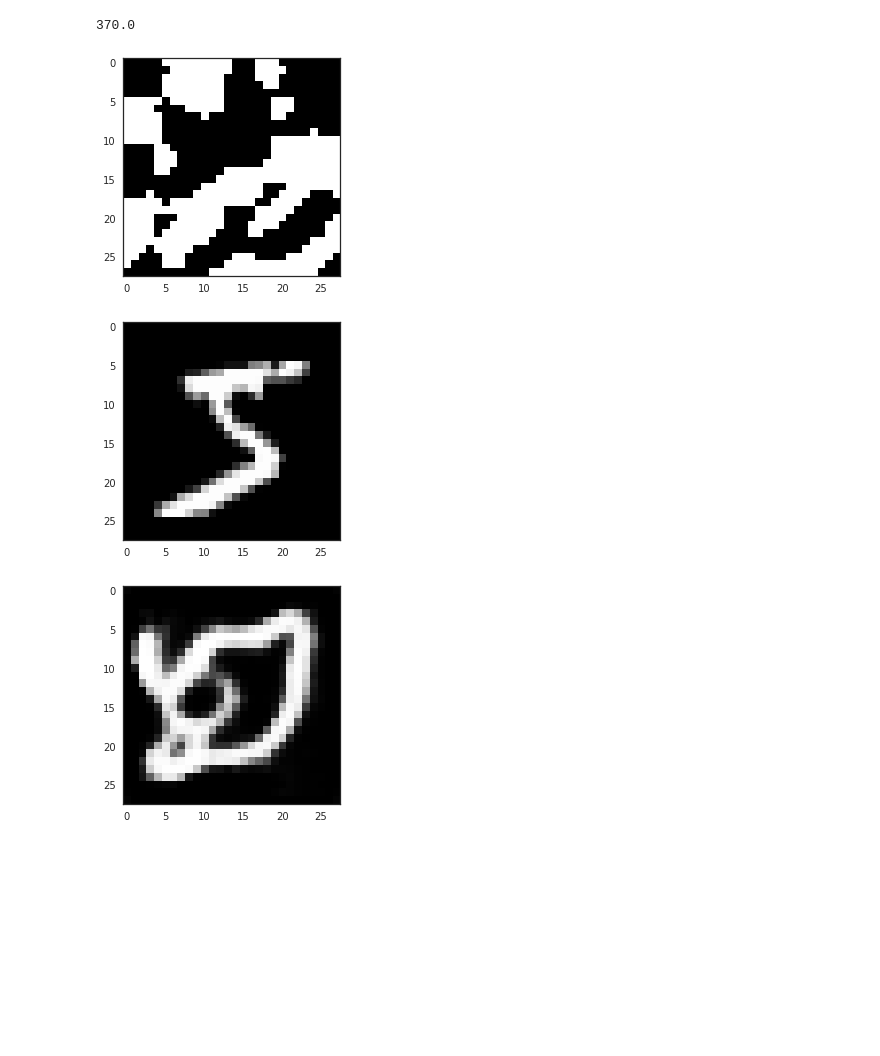
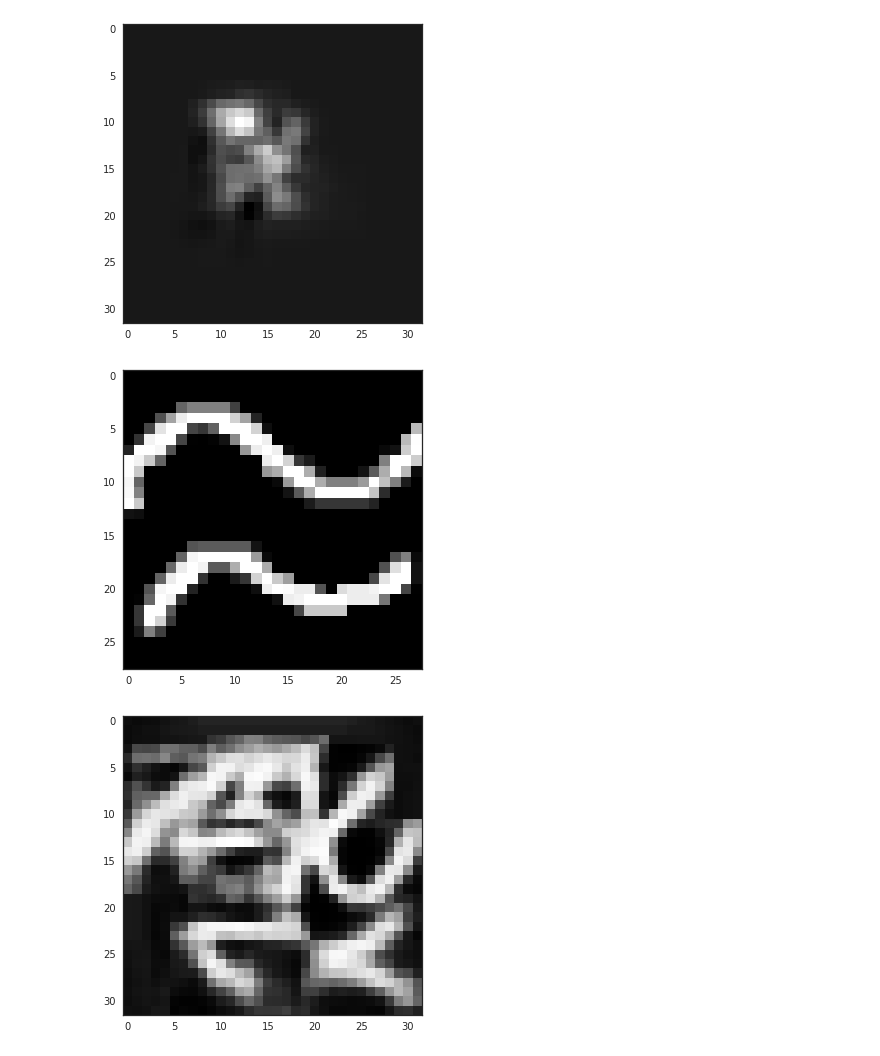
Before and after one commit to mehdidc/out_of_class, a Jupyter notebook: ae/analyze.ipynb, the cells around one changed output. Saved outputs shown, nothing was run; the diff lists cells and outputs as text; code cells hidden in the pictures; blank space fills up the shorter version.

```diff
--- a/ae/analyze.ipynb
+++ b/ae/analyze.ipynb
@@ -106,5 +108,5 @@ def plot_generated(code_2d, categories):
 # %%
-folder = 'mnist'
+folder = 'hwrt'
 # %%
 model = load('results/{}'.format(folder))
 # %%
@@ -123,7 +125,7 @@ for l in model.layers[layer_id + 1:]:
     h = l(h)
 dec = K.function([x], [h])
 # %%
-dataset = '../data/digits.npz'
+dataset = '../data/hwrt.npz'
 data = np.load(dataset)
 X, y = data['X'], data['y']
 X = X.astype(np.float32)
@@ -246,7 +249,7 @@ plt.imshow(m>0.3, cmap='plasma')
 # %%
-x = K.placeholder((None, 1, 28, 28))
+x = K.placeholder((None, 1, 32, 32))
 y = x
-for t in range(10):
+for t in range(1):
     for l in model.layers:
         y = l(y)
 loss = y[:, :, 13, 13].mean()
@@ -254,23 +257,21 @@ g = K.gradients(loss, x)
 get_g = K.function([x], g)
 pred = K.function([x], y)
 # %%
-#v = np.random.uniform(size=(1, 1, 28, 28)).astype(np.float32)
+v = np.random.uniform(size=(1, 1, 32, 32)).astype(np.float32)
 #v = np.ones((1, 1, 28, 28)).astype(np.float32)
 #v = X[0:1]
-gval = (get_g([v])>0).astype(np.float32)
-print(gval.sum())
+gval = (get_g([v])).astype(np.float32)
 plt.imshow(gval[0, 0], cmap='gray')
 plt.show()
 # %% [output]
-370.0
-[figure, old version]
+[figure, new version]
 # %%
-v = np.random.uniform(size=(1, 1, 28, 28)).astype(np.float32)
+v = np.random.uniform(size=(1, 1, 32, 32)).astype(np.float32)
 y=pred([v])
 plt.imshow(X[0,0], cmap='gray')
 plt.show()
 plt.imshow(y[0,0], cmap='gray')
 plt.show()
 # %% [output]
-[figure, old version]
+[figure, new version]
-[figure, old version]
+[figure, new version]
```
Also changed, not shown: parts of 7 cells of this notebook, 1 other file.
